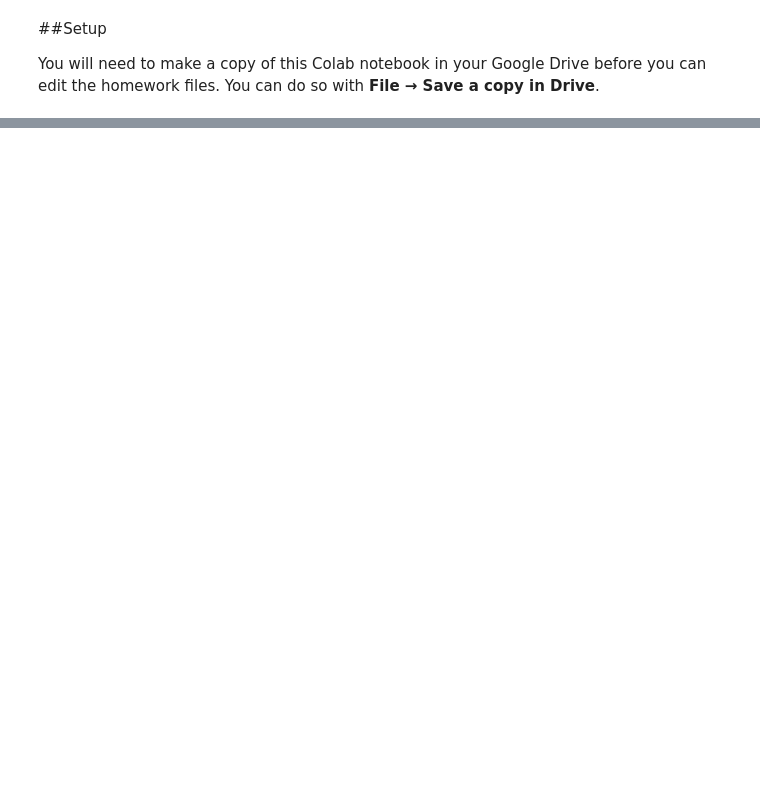
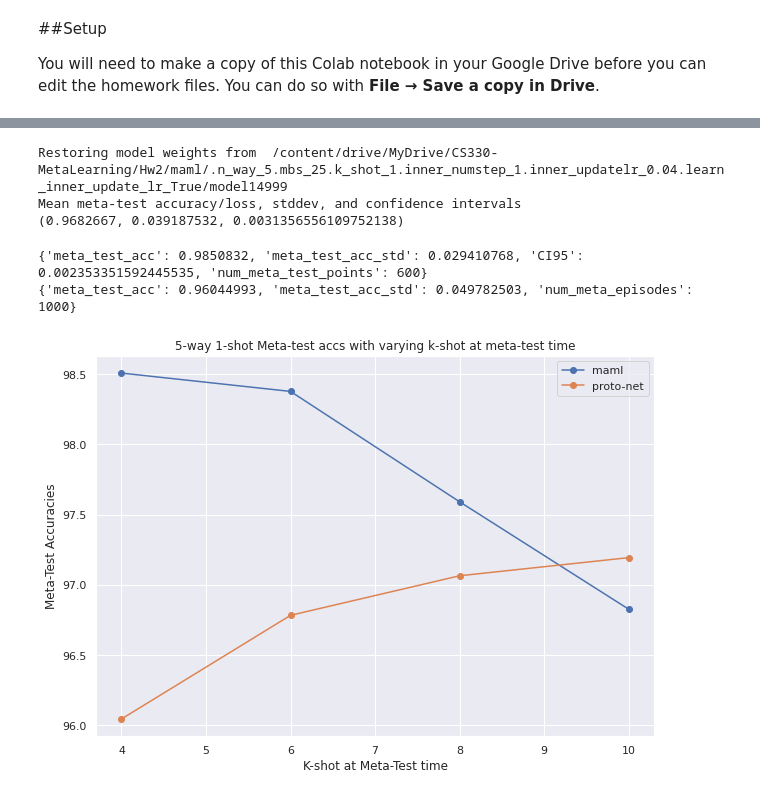
Before and after one commit to adityabingi/cs330-meta-learning, a Jupyter notebook: CS330_Homework2_Stencil.ipynb, the cells around one changed output, grey strips where cells are left out. Saved outputs shown, nothing was run; the diff lists cells and outputs as text; code cells hidden in the pictures; blank space fills up the shorter version.

```diff
--- a/CS330_Homework2_Stencil.ipynb
+++ b/CS330_Homework2_Stencil.ipynb
@@ -868,0 +1022,51 @@ print(dict(logs))
+# %%
+logdir = '/content/drive/MyDrive/CS330-MetaLearning/Hw2/maml/'
+run_maml(n_way=5, k_shot=10, inner_update_lr= 0.04, num_inner_updates=1, logdir=logdir, learn_inner_update_lr=True, meta_train=False, meta_train_k_shot=1)
+# %% [output]
+Restoring model weights from  /content/drive/MyDrive/CS330-MetaLearning/Hw2/maml/.n_way_5.mbs_25.k_shot_1.inner_numstep_1.inner_updatelr_0.04.learn_inner_update_lr_True/model14999
+Mean meta-test accuracy/loss, stddev, and confidence intervals
+(0.9682667, 0.039187532, 0.0031356556109752138)
+# %%
+# MAML Meta-Test Metrics
+logdir = '/content/drive/MyDrive/CS330-MetaLearning/Hw2/maml/'
+logfile1 = logdir + 'meta_test.n_way_5.mbs_1.k_shot_4.inner_numstep_1.inner_updatelr_0.04.learn_inner_update_lr_True' +'.pkl'
+metrics1 = load_metrics(logfile1)
+
+# ProtoNet Meta-Test Metrics
+logdir = '/content/drive/MyDrive/CS330-MetaLearning/Hw2/proto_nets/'
+logfile2 = logdir + 'meta_test.n_way_5.k_shot_1.n_query_5.n_meta_test_way_5.k_meta_test_shot_4.n_meta_test_query_4' +'.pkl'
+metrics2 = load_metrics(logfile2)
+
+print(metrics1)
+print(metrics2)
+# %% [output]
+{'meta_test_acc': 0.9850832, 'meta_test_acc_std': 0.029410768, 'CI95': 0.002353351592445535, 'num_meta_test_points': 600}
+{'meta_test_acc': 0.96044993, 'meta_test_acc_std': 0.049782503, 'num_meta_episodes': 1000}
+# %%
+K_shots= [4, 6, 8, 10]
+
+logdir = '/content/drive/MyDrive/CS330-MetaLearning/Hw2/maml/'
+maml_accuracies = []
+for k in K_shots:
+  file_name = f'meta_test.n_way_5.mbs_1.k_shot_{k}.inner_numstep_1.inner_updatelr_0.04.learn_inner_update_lr_True.pkl'
+  metrics = load_metrics(logdir +file_name)
+  maml_accuracies.append(metrics['meta_test_acc'])
+
+logdir = '/content/drive/MyDrive/CS330-MetaLearning/Hw2/proto_nets/'
+proto_accuracies=[]
+for k in K_shots:
+  file_name = f'meta_test.n_way_5.k_shot_1.n_query_5.n_meta_test_way_5.k_meta_test_shot_{k}.n_meta_test_query_{k}.pkl'
+  metrics = load_metrics(logdir +file_name)
+  proto_accuracies.append(metrics['meta_test_acc'])
+
+y_stacked= np.stack([maml_accuracies, proto_accuracies], axis=0)
+# %%
+x_label = 'K-shot at Meta-Test time'
+y_label = 'Meta-Test Accuracies'
+title = '5-way 1-shot Meta-test accs with varying k-shot at meta-test time'
+hp_values= ['', '']
+label_strings = ['maml', 'proto-net']
+save_path = logdir + 'maml-vs-proto.jpg'
+plot_results(hp_values, K_shots, y_stacked, label_strings, x_label, y_label, title, save_path, marker='o')
+# %% [output]
+[figure, added]
```
Also changed, not shown: parts of 26 cells of this notebook.
